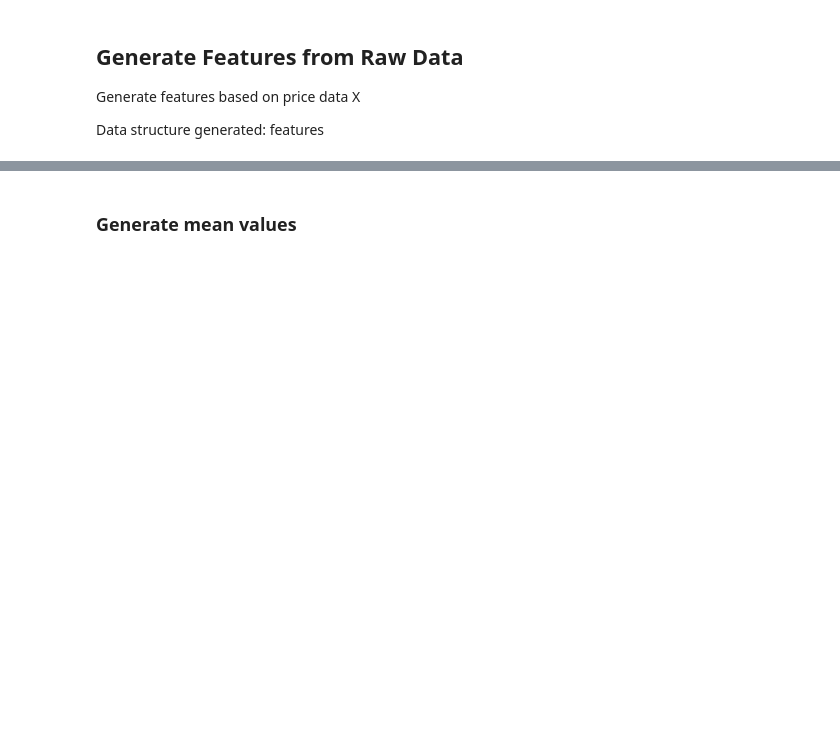
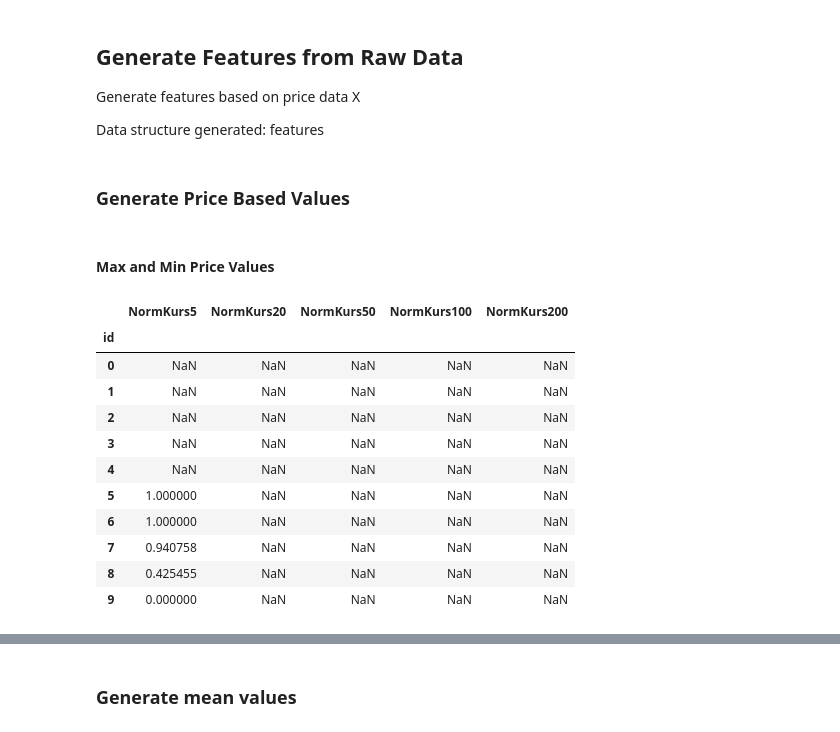
Before and after one commit to alexanderwendt/sklearn_ml_toolbox, a Jupyter notebook: OMX_S20_Class_y_Feature_X_Construction_V011_for_Training.ipynb, the cells around one changed output, grey strips where cells are left out. Drawn from its saved outputs; the diff is of its cells as text; code cells hidden in the pictures; blank space fills up the shorter version.

```diff
--- a/OMX_S20_Class_y_Feature_X_Construction_V011_for_Training.ipynb
+++ b/OMX_S20_Class_y_Feature_X_Construction_V011_for_Training.ipynb
@@ -527,3 +527,52 @@ def generate_smoothed_trigger(values, alpha=0.5, tailclip=0.1):
 #rsi7 = [zeros(7,1);rsi7'];
 #SMA200.fillna(0, inplace=True)
 #SMA200
+# %% [markdown]
+### Generate Price Based Values
+# %% [markdown]
+#### Max and Min Price Values
+# %%
+#5d, 20d, 100d, and 200d norm value from [0,1]
+
+#list of normed days that are interesting
+normed_days=[5, 20, 50, 100, 200]
+
+normed_days_features = pd.DataFrame(index=features.index)
+
+for d in normed_days:
+    temp_col = np.zeros(close.shape)
+    for i, c in enumerate(close[:]):
+        if i>=d:
+            min_value = np.min(close[i-d+1:i+1])
+            max_value = np.max(close[i-d+1:i+1])
+            current_value = close[i]
+
+            normed_value  = (current_value-min_value)/(max_value - min_value)
+            temp_col[i]=normed_value
+        else:
+            temp_col[i]=np.nan
+
+        #display(close[i-4:i+1])
+        #print(close[i])
+        #normed_column = (close[i]-np.min(close[i-4:i+1]))/(np.max(close[i-5:i])-np.min(close[i-5:i]))
+
+    normed_days_features = normed_days_features.join(pd.DataFrame(temp_col, columns=['NormKurs' + str(d)]))
+#display(close[190:210])
+#normed_days_features.iloc[190:210]
+
+features = features.join(normed_days_features)
+
+display(normed_days_features.head(10))
+# %% [output]
+|  | NormKurs5 | NormKurs20 | NormKurs50 | NormKurs100 | NormKurs200 |
+| id |  |  |  |  |  |
+| 0 | NaN | NaN | NaN | NaN | NaN |
+| 1 | NaN | NaN | NaN | NaN | NaN |
+| 2 | NaN | NaN | NaN | NaN | NaN |
+| 3 | NaN | NaN | NaN | NaN | NaN |
+| 4 | NaN | NaN | NaN | NaN | NaN |
+| 5 | 1.000000 | NaN | NaN | NaN | NaN |
+| 6 | 1.000000 | NaN | NaN | NaN | NaN |
+| 7 | 0.940758 | NaN | NaN | NaN | NaN |
+| 8 | 0.425455 | NaN | NaN | NaN | NaN |
+| 9 | 0.000000 | NaN | NaN | NaN | NaN |
```
Also changed, not shown: parts of 7 cells of this notebook, 3 other files.
